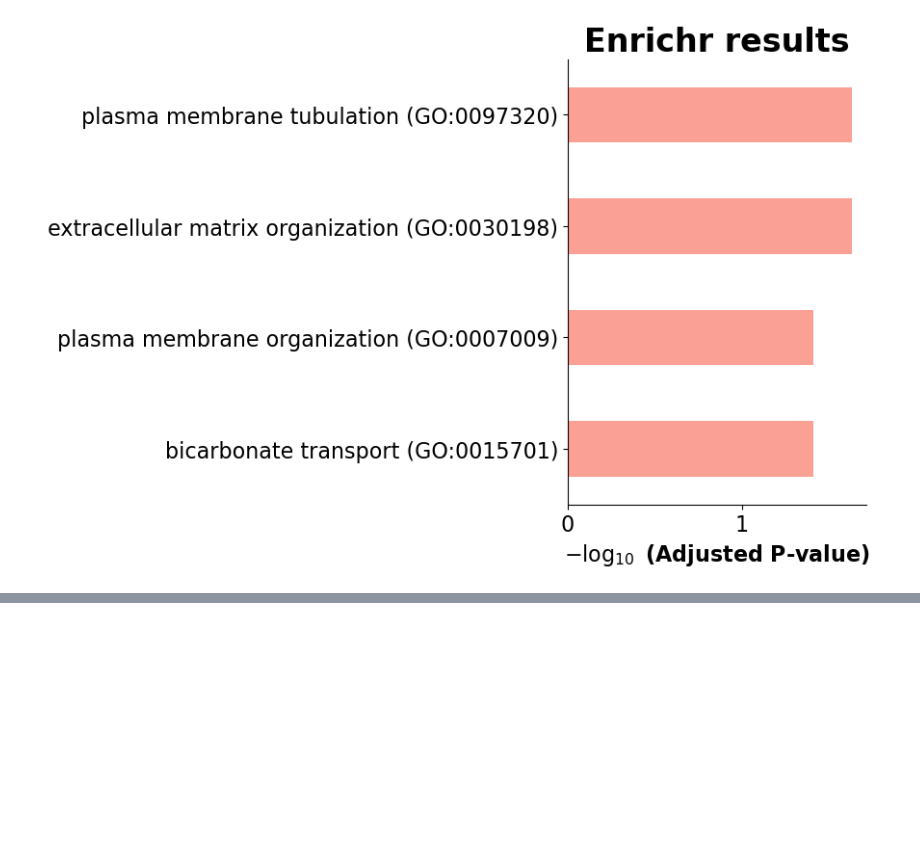
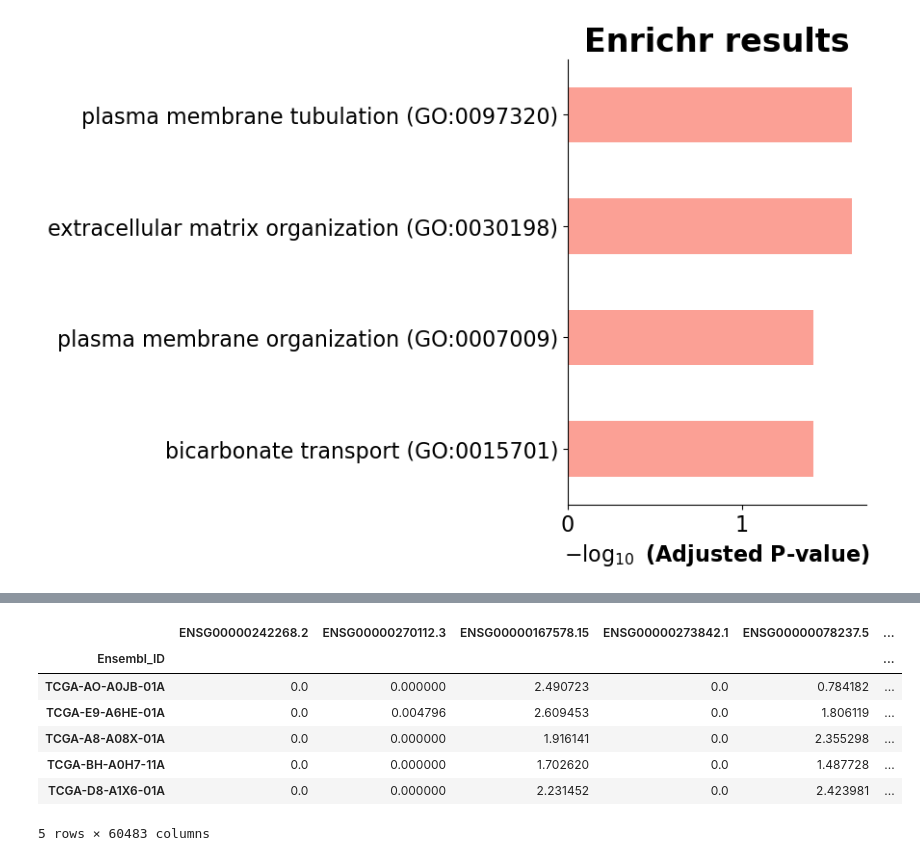
Before and after one commit to Crazz-Zaac/python-bioinformatics, a Jupyter notebook: Final Project.ipynb, the cells around one changed output, grey strips where cells are left out. Saved outputs shown, nothing was run; the diff lists cells and outputs as text; code cells hidden in the pictures; blank space fills up the shorter version.

```diff
--- a/Final Project.ipynb
+++ b/Final Project.ipynb
@@ -351,0 +468,17 @@ barplot(enrichr_results.res2d, title='Enrichr results', cutoff=0.05)
+# %%
+common_lst_samples = set(late_stage_samples.index).intersection(gene_exp_df.index)
+common_lst_samples_list = list(common_lst_samples)
+common_lst_samples_df = gene_exp_df.loc[common_lst_samples_list]
+
+common_lst_samples_df = common_lst_samples_df.apply(pd.to_numeric, errors="coerce")
+common_lst_samples_df = common_lst_samples_df.dropna()
+common_lst_samples_df.head()
+# %% [output]
+|  | ENSG00000242268.2 | ENSG00000270112.3 | ENSG00000167578.15 | ENSG00000273842.1 | ENSG00000078237.5 | ... |
+| Ensembl_ID |  |  |  |  |  | ... |
+| TCGA-AO-A0JB-01A | 0.0 | 0.000000 | 2.490723 | 0.0 | 0.784182 | ... |
+| TCGA-E9-A6HE-01A | 0.0 | 0.004796 | 2.609453 | 0.0 | 1.806119 | ... |
+| TCGA-A8-A08X-01A | 0.0 | 0.000000 | 1.916141 | 0.0 | 2.355298 | ... |
+| TCGA-BH-A0H7-11A | 0.0 | 0.000000 | 1.702620 | 0.0 | 1.487728 | ... |
+| TCGA-D8-A1X6-01A | 0.0 | 0.000000 | 2.231452 | 0.0 | 2.423981 | ... |
+5 rows × 60483 columns
```
Also changed, not shown: parts of 26 cells of this notebook.
